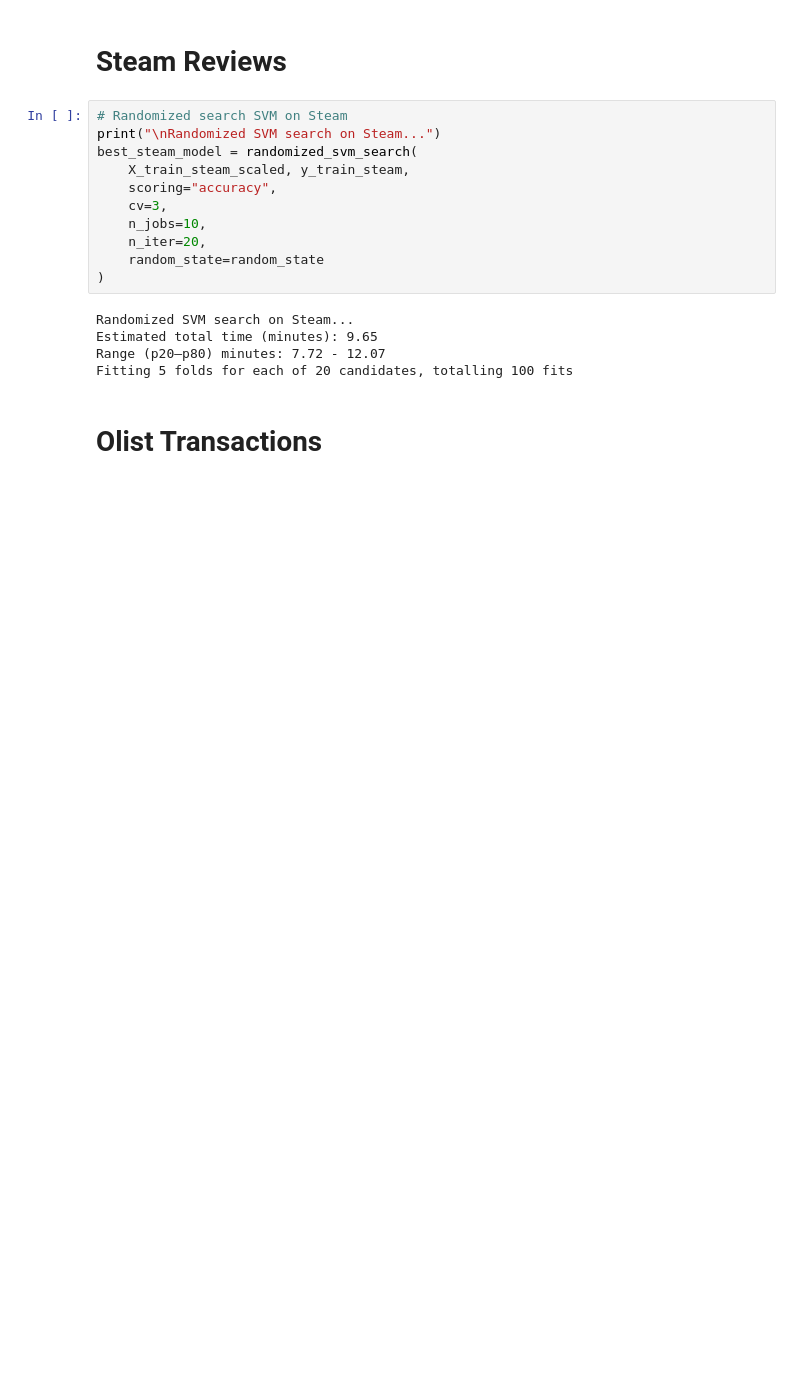
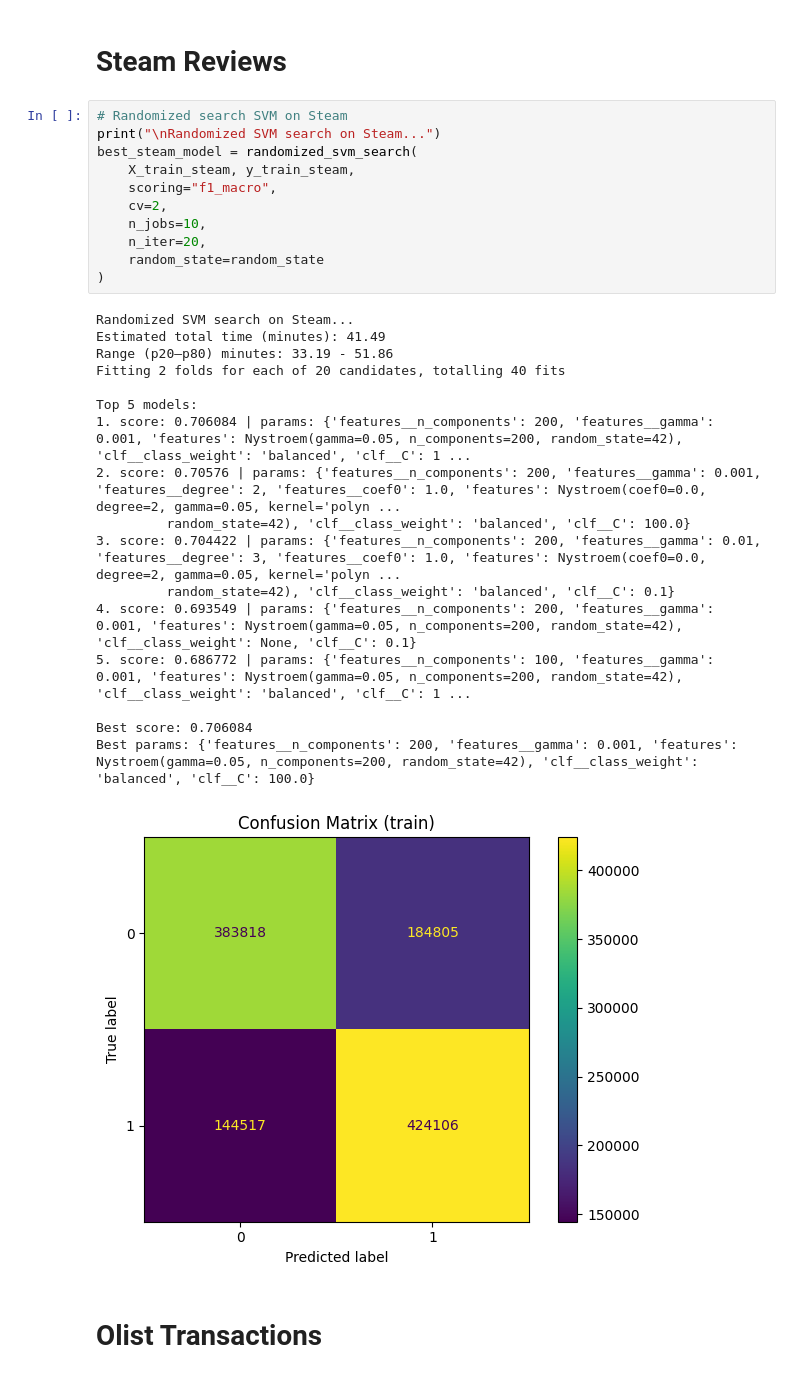
Before and after one commit to cdc18b/dx799capstoneO1, a Jupyter notebook: week5dx799.ipynb, the cells around one changed output. Drawn from its saved outputs; the diff is of its cells as text; blank space fills up the shorter version.

```diff
--- a/week5dx799.ipynb
+++ b/week5dx799.ipynb
@@ -1137,19 +1139,32 @@ def randomized_svm_search(
 # %%
 # Randomized search SVM on Steam
 print("\nRandomized SVM search on Steam...")
 best_steam_model = randomized_svm_search(
-    X_train_steam_scaled, y_train_steam,
-    scoring="accuracy",
-    cv=3,
+    X_train_steam, y_train_steam,
+    scoring="f1_macro",
+    cv=2,
     n_jobs=10,
     n_iter=20,
     random_state=random_state
 )
 # %% [output]
 Randomized SVM search on Steam...
-Estimated total time (minutes): 9.65
-Range (p20–p80) minutes: 7.72 - 12.07
-Fitting 5 folds for each of 20 candidates, totalling 100 fits
+Estimated total time (minutes): 41.49
+Range (p20–p80) minutes: 33.19 - 51.86
+Fitting 2 folds for each of 20 candidates, totalling 40 fits
+
+Top 5 models:
+1. score: 0.706084 | params: {'features__n_components': 200, 'features__gamma': 0.001, 'features': Nystroem(gamma=0.05, n_components=200, random_state=42), 'clf__class_weight': 'balanced', 'clf__C': 1 ...
+2. score: 0.70576 | params: {'features__n_components': 200, 'features__gamma': 0.001, 'features__degree': 2, 'features__coef0': 1.0, 'features': Nystroem(coef0=0.0, degree=2, gamma=0.05, kernel='polyn ...
+         random_state=42), 'clf__class_weight': 'balanced', 'clf__C': 100.0}
+3. score: 0.704422 | params: {'features__n_components': 200, 'features__gamma': 0.01, 'features__degree': 3, 'features__coef0': 1.0, 'features': Nystroem(coef0=0.0, degree=2, gamma=0.05, kernel='polyn ...
+         random_state=42), 'clf__class_weight': 'balanced', 'clf__C': 0.1}
+4. score: 0.693549 | params: {'features__n_components': 200, 'features__gamma': 0.001, 'features': Nystroem(gamma=0.05, n_components=200, random_state=42), 'clf__class_weight': None, 'clf__C': 0.1}
+5. score: 0.686772 | params: {'features__n_components': 100, 'features__gamma': 0.001, 'features': Nystroem(gamma=0.05, n_components=200, random_state=42), 'clf__class_weight': 'balanced', 'clf__C': 1 ...
+
+Best score: 0.706084
+Best params: {'features__n_components': 200, 'features__gamma': 0.001, 'features': Nystroem(gamma=0.05, n_components=200, random_state=42), 'clf__class_weight': 'balanced', 'clf__C': 100.0}
+[figure, added]
 # %% [markdown]
 # Olist Transactions
 # %%
```
Also changed, not shown: parts of 5 cells of this notebook.
